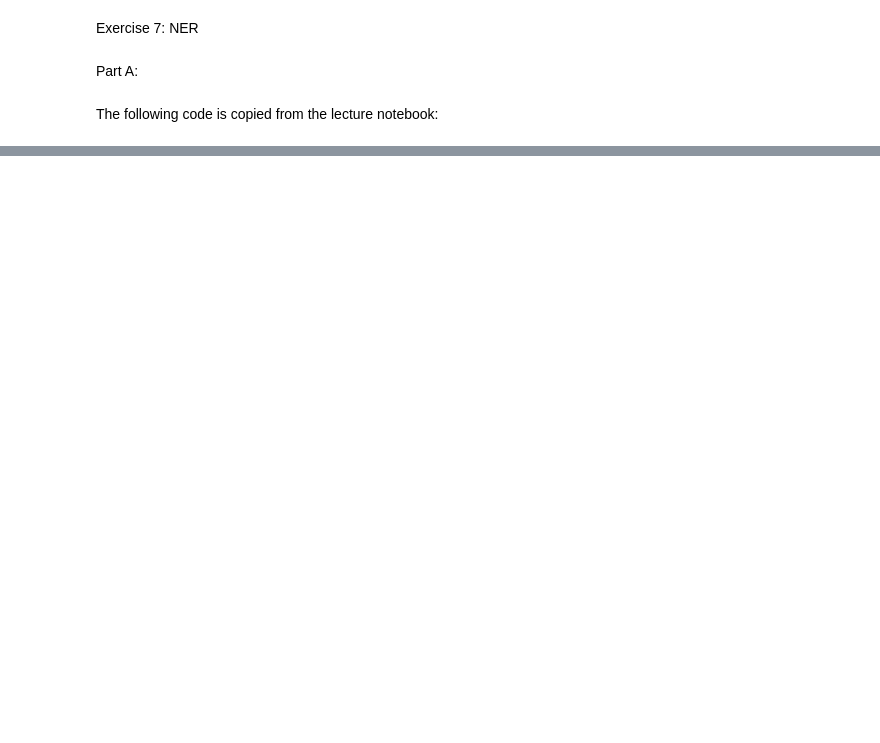
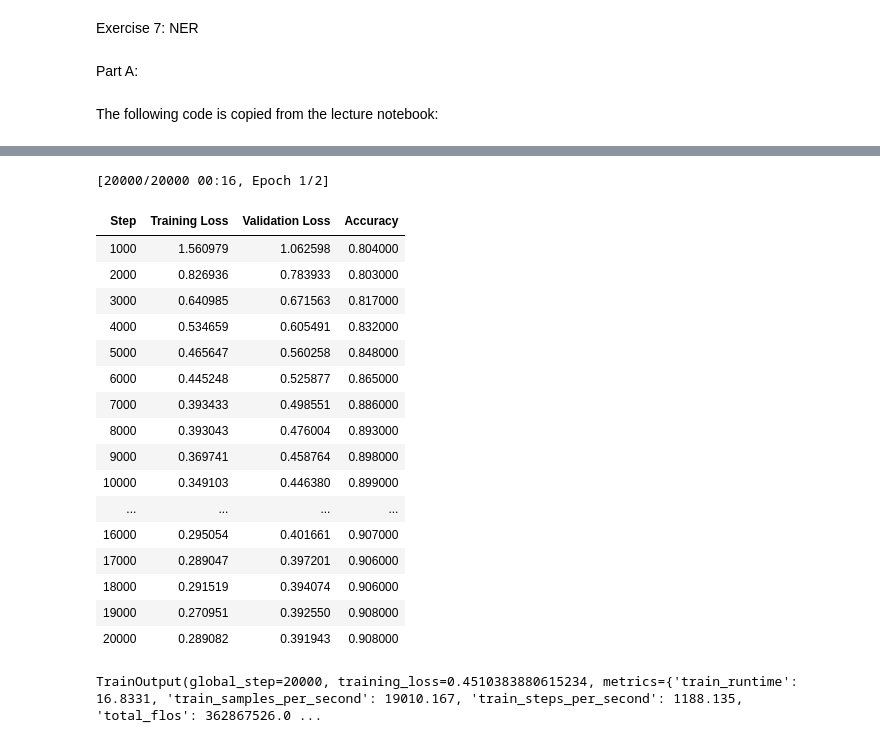
Before and after one commit to lrseeb/HLT26, a Jupyter notebook: week4/Task7.ipynb, the cells around one changed output, grey strips where cells are left out. Saved outputs shown, nothing was run; the diff lists cells and outputs as text; code cells hidden in the pictures; blank space fills up the shorter version.

```diff
--- a/week4/Task7.ipynb
+++ b/week4/Task7.ipynb
@@ -103,0 +573,4 @@ def token_features(tokens, index, window_size):
+# %%
+def assign_labels(ex):
+    return {"labels":ex["ner_tags"]} ## THIS CHANGED
+dset_tokenized=dset_tokenized.map(assign_labels,batched=True)
@@ -103,0 +594,15 @@ def token_features(tokens, index, window_size):
+# %%
+trainer_args = transformers.TrainingArguments(
+    "NER_mlp_checkpoints", #save checkpoints here
+    eval_strategy="steps",
+    logging_strategy="steps",
+    eval_steps=1000,
+    logging_steps=1000,
+    save_steps=1000,
+    learning_rate=5e-4, #learning rate of the gradient descent
+    max_steps=20000,
+    load_best_model_at_end=True,
+    per_device_train_batch_size=16
+)
+
+pprint(trainer_args)
@@ -103,0 +627,41 @@ def token_features(tokens, index, window_size):
+# %%
+# Make a new model
+NERmlp = MLP(mlp_config)
+
+
+# Argument gives the number of steps of patience before early stopping
+# i.e. training is stopped when the evaluation loss fails to improve
+# certain number of times
+early_stopping = transformers.EarlyStoppingCallback(5)
+
+trainer = transformers.Trainer(
+    model=NERmlp,
+    args=trainer_args,
+    train_dataset=dset_tokenized["train"],
+    eval_dataset=dset_tokenized["validation"].select(range(1000)),
+    compute_metrics=compute_accuracy,
+    data_collator=transformers.DataCollatorWithPadding(tokenizer),
+    callbacks=[early_stopping]
+)
+
+trainer.train()
+# %% [output]
+[20000/20000 00:16, Epoch 1/2]
+| Step | Training Loss | Validation Loss | Accuracy |
+| 1000 | 1.560979 | 1.062598 | 0.804000 |
+| 2000 | 0.826936 | 0.783933 | 0.803000 |
+| 3000 | 0.640985 | 0.671563 | 0.817000 |
+| 4000 | 0.534659 | 0.605491 | 0.832000 |
+| 5000 | 0.465647 | 0.560258 | 0.848000 |
+| 6000 | 0.445248 | 0.525877 | 0.865000 |
+| 7000 | 0.393433 | 0.498551 | 0.886000 |
+| 8000 | 0.393043 | 0.476004 | 0.893000 |
+| 9000 | 0.369741 | 0.458764 | 0.898000 |
+| 10000 | 0.349103 | 0.446380 | 0.899000 |
+| ... | ... | ... | ... |
+| 16000 | 0.295054 | 0.401661 | 0.907000 |
+| 17000 | 0.289047 | 0.397201 | 0.906000 |
+| 18000 | 0.291519 | 0.394074 | 0.906000 |
+| 19000 | 0.270951 | 0.392550 | 0.908000 |
+| 20000 | 0.289082 | 0.391943 | 0.908000 |
+TrainOutput(global_step=20000, training_loss=0.4510383880615234, metrics={'train_runtime': 16.8331, 'train_samples_per_second': 19010.167, 'train_steps_per_second': 1188.135, 'total_flos': 362867526.0 ...
```
Also changed, not shown: parts of 37 cells of this notebook, 1 other file.
